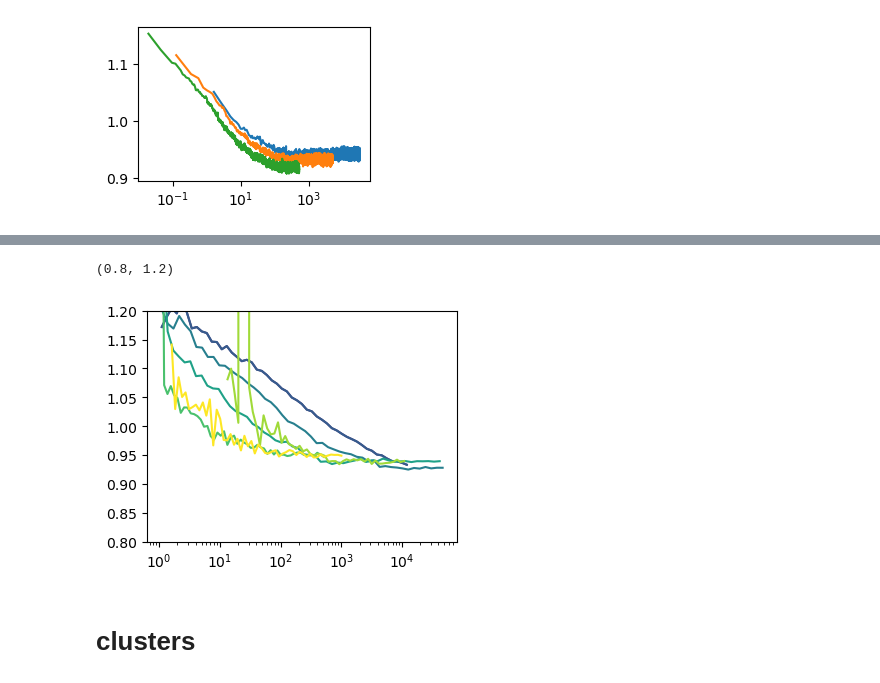
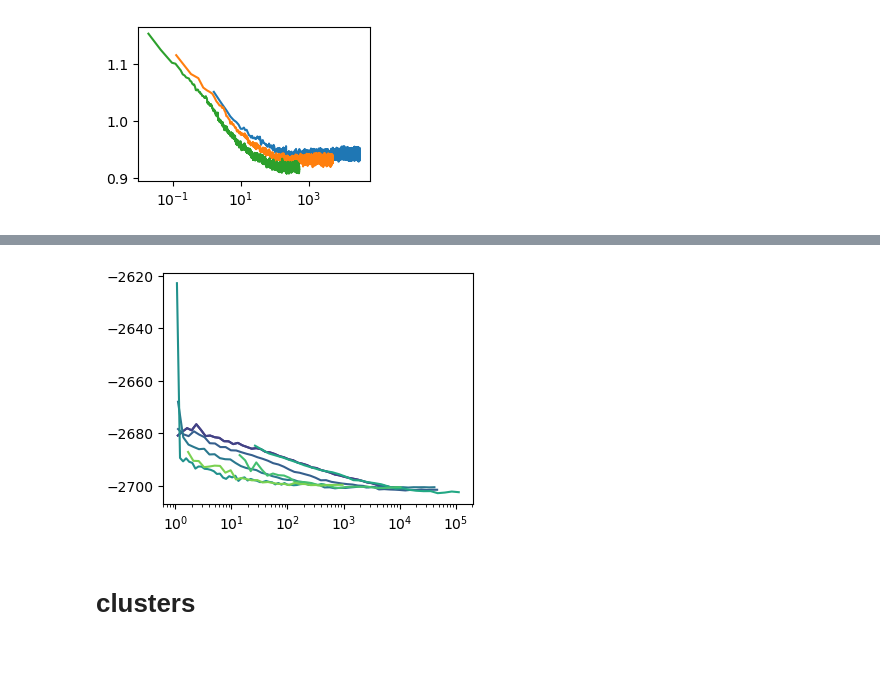
Before and after one commit to HugoLeRoy94/Parallel_gillespie, a Jupyter notebook: Analyze/Analyze_kdiff.ipynb, the cells around one changed output, grey strips where cells are left out. Saved outputs shown, nothing was run; the diff lists cells and outputs as text; code cells hidden in the pictures; blank space fills up the shorter version.

```diff
--- a/Analyze/Analyze_kdiff.ipynb
+++ b/Analyze/Analyze_kdiff.ipynb
@@ -81,17 +104,27 @@ clst_kdiff01_1.average(num_bins=30,log_scale=True)
 # %%
-fig,ax = plt.subplots(figsize = (9,2),ncols=3)
+fig,ax = plt.subplots(figsize = (9,3),ncols=3)
 for i in range(3):
-    ax[i].plot(clst_kdiff1.binned_time,clst_kdiff1.average_data[:,i])
-    ax[i].plot(clst_kdiff01.binned_time,clst_kdiff01.average_data[:,i])
-    ax[i].plot(clst_kdiff001.binned_time,clst_kdiff001.average_data[:,i])
-    ax[i].plot(clst_kdiff0005.binned_time,clst_kdiff0005.average_data[:,i])
-    ax[i].plot(clst_kdiff1_1.binned_time,clst_kdiff1_1.average_data[:,i])
-    ax[i].plot(clst_kdiff01_1.binned_time,clst_kdiff01_1.average_data[:,i])
+    ax[i].plot(clst_kdiff1.binned_time,clst_kdiff1.average_data[:,i],label='kdiff = 1')
+    ax[i].plot(clst_kdiff01.binned_time,clst_kdiff01.average_data[:,i],label='kdiff = 0.1')
+    ax[i].plot(clst_kdiff001.binned_time,clst_kdiff001.average_data[:,i],label='kdiff = 0.01')
+    #ax[i].plot(clst_kdiff0005.binned_time,clst_kdiff0005.average_data[:,i])
+
+    ax[i].plot(clst_kdiff1_1.binned_time,clst_kdiff1_1.average_data[:,i],label='kdiff = 1')
+    ax[i].plot(clst_kdiff01_1.binned_time,clst_kdiff01_1.average_data[:,i],label= 'kdiff = 0.1')
+    ax[i].plot(clst_kdiff001_1.binned_time,clst_kdiff001_1.average_data[:,i],label='kdiff = 0.001')
+
+    ax[i].plot(clst_kdiff01_N30.binned_time,clst_kdiff01_N30.average_data[:,i],label='kdiff = 0.1 N30')
+    ax[i].plot(clst_kdiff001_N30.binned_time,clst_kdiff001_N30.average_data[:,i],label='kdiff = 0.01 N30')
+
+
     ax[i].set_xscale('log')
     ax[i].set_xlabel('time')
 #plt.ylim(-2705,-2680)
 ax[0].set_ylabel('av cluster size')
 ax[1].set_ylabel('av inter-cluster distance')
 ax[2].set_ylabel('nearest neighbor distance')
+#ax[0].set_ylim(1,4)
+#ax[1].set_ylim(5,15)
+#ax[2].set_ylim(1.5,4)
 # %% [output]
 Text(0, 0.5, 'nearest neighbor distance')
@@ -152,11 +185,18 @@ nrg_kdiff1.time[:,-4:] = nrg_kdiff1.time[:,-8:-4]
 nrg_kdiff1.average(num_bins=50,log_scale=True)
 
 nrg_kdiff1_1 = Data_Treatement(media_1+'kdiff_1.hdf','NRG')
-nrg_kdiff1_1.average(num_bins=50,log_scale=True)
+nrg_kdiff1_1.average(num_bins=30,log_scale=True)
 nrg_kdiff01_1 = Data_Treatement(media_1+'kdiff_01.hdf','NRG')
-nrg_kdiff01_1.average(num_bins=50,log_scale=True)
+nrg_kdiff01_1.average(num_bins=30,log_scale=True)
+nrg_kdiff001_1 = Data_Treatement(media_1+'kdiff_001.hdf','NRG')
+nrg_kdiff001_1.average(num_bins=30,log_scale=True)
 
-nrgs = [nrg_kdiff0005,nrg_kdiff0005b,nrg_kdiff001,nrg_kdiff01,nrg_kdiff1,nrg_kdiff01_1,nrg_kdiff1_1]
+nrg_kdiff01_N30 = Data_Treatement(media_1+'kdiff_01_N30.hdf','NRG')
+nrg_kdiff01_N30.average(num_bins=30,log_scale=True)
+nrg_kdiff001_N30 = Data_Treatement(media_1+'kdiff_001_N30.hdf','NRG')
+nrg_kdiff001_N30.average(num_bins=30,log_scale=True)
+
+nrgs = [nrg_kdiff0005,nrg_kdiff0005b,nrg_kdiff001,nrg_kdiff01,nrg_kdiff1,nrg_kdiff001_1,nrg_kdiff01_1,nrg_kdiff1_1,nrg_kdiff01_N30,nrg_kdiff001_N30]
 # %%
 for nrg in nrgs:
     print(nrg.attributes)
@@ -173,13 +229,13 @@ fmax = Fmax(20,10**3,-15)
 # %%
 fig,ax = plt.subplots(figsize = (4,3))
-for i,nrg in enumerate(nrgs):
-    plt.plot(nrg.binned_time,(nrg.average_data-fmin)/(fmax-fmin),color=cm((i+1)/len(nrgs)))
+for i,nrg in enumerate(nrgs[:-2]):
+    #plt.plot(nrg.binned_time,(nrg.average_data-fmin)/(fmax-fmin),color=cm((i+1)/len(nrgs)))
+    plt.plot(nrg.binned_time,(nrg.average_data),color=cm((i+1)/len(nrgs)))
 plt.xscale('log')
 
-plt.ylim(0.8,1.2)
+#plt.ylim(0.8,1.2)
 # %% [output]
-(0.8, 1.2)
-[figure, old version]
+[figure, new version]
 # %% [markdown]
 # clusters
 # %%
```
Also changed, not shown: parts of 10 cells of this notebook.
